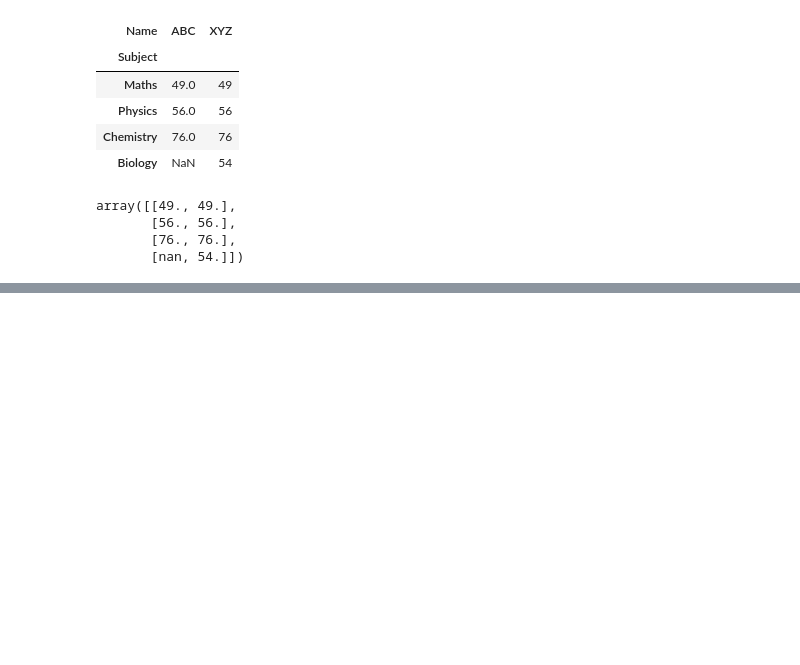
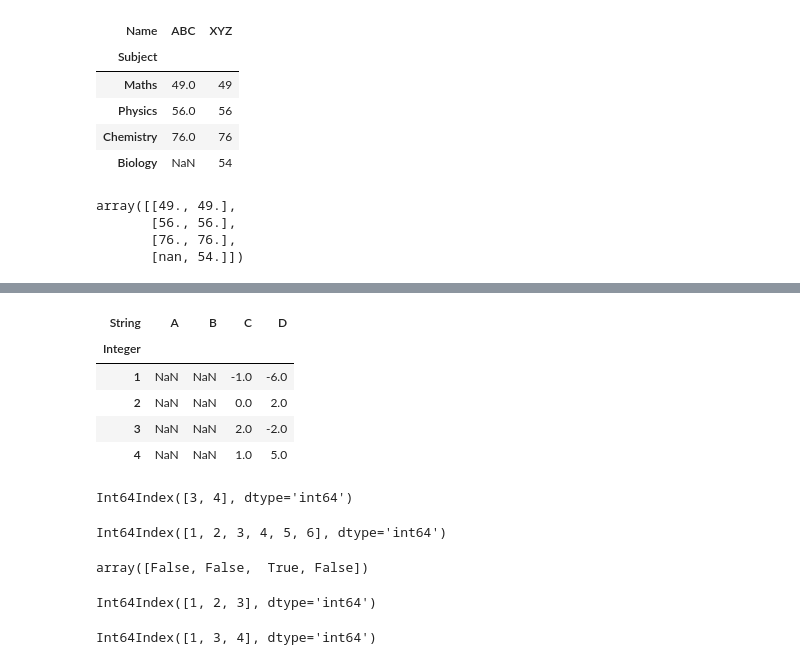
Before and after one commit to alekhaya99/Pandas_Tutorial, a Jupyter notebook: Pandas_Data_Structures.ipynb, the cells around one changed output, grey strips where cells are left out. Cells and saved outputs as stored; diff of their text form; code cells hidden in the pictures; blank space fills up the shorter version.

```diff
--- a/Pandas_Data_Structures.ipynb
+++ b/Pandas_Data_Structures.ipynb
@@ -314,0 +387,39 @@ array([[49., 49.],
+# %%
+#Compute the set difference as an Index along the column
+df.diff(axis = 1, periods = 2)
+# %% [output]
+| String | A | B | C | D |
+| Integer |  |  |  |  |
+| 1 | NaN | NaN | -1.0 | -6.0 |
+| 2 | NaN | NaN | 0.0 | 2.0 |
+| 3 | NaN | NaN | 2.0 | -2.0 |
+| 4 | NaN | NaN | 1.0 | 5.0 |
+# %%
+#Compute Set intersection
+idx1 = pd.Index([1, 2, 3, 4])
+idx2 = pd.Index([3, 4, 5, 6])
+idx1.intersection(idx2)
+# %% [output]
+Int64Index([3, 4], dtype='int64')
+# %%
+#Compute set union
+idx1 = pd.Index([1, 2, 3, 4])
+idx2 = pd.Index([3, 4, 5, 6])
+idx1.union(idx2)
+# %% [output]
+Int64Index([1, 2, 3, 4, 5, 6], dtype='int64')
+# %%
+#Compute Boolean Array indicating whether each value is contained in the collection
+idx1.isin([3])
+# %% [output]
+array([False, False,  True, False])
+# %%
+#Delets the new Index with element at that particular index is deleted
+idx1.delete([3])
+# %% [output]
+Int64Index([1, 2, 3], dtype='int64')
+# %%
+#creates a new index by deleting the passed value
+idx1.drop([2])
+# %% [output]
+Int64Index([1, 3, 4], dtype='int64')
```
Also changed, not shown: parts of 18 cells of this notebook.
